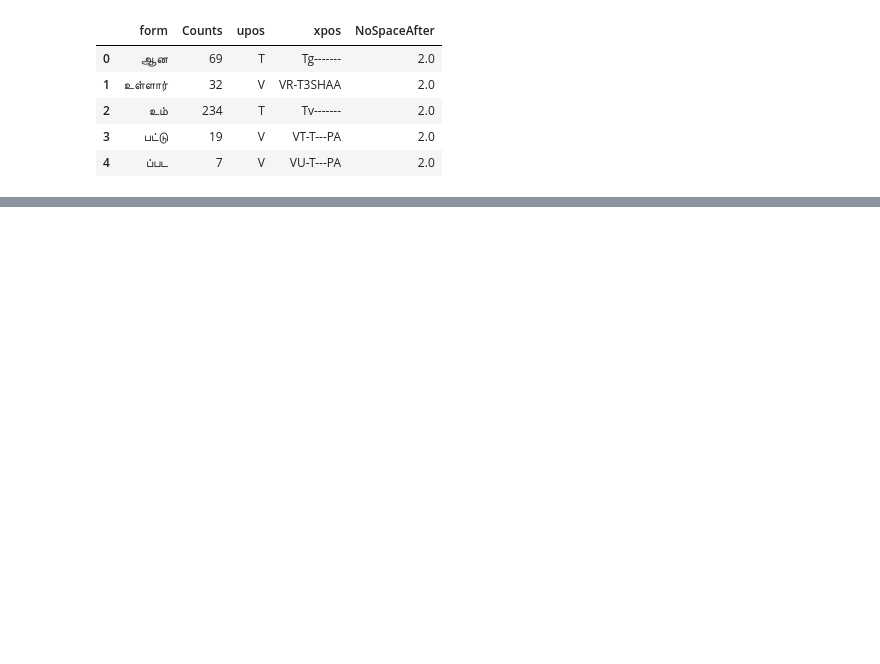
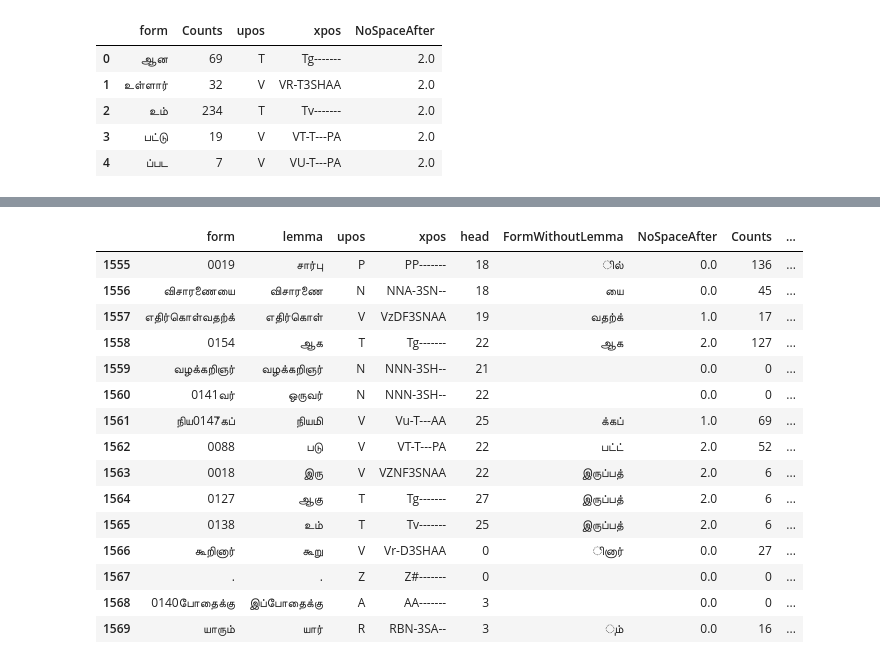
Before and after one commit to Kee2u/Deciphering_the_Indus_Valley_Script, a Jupyter notebook: grabcliticstable.ipynb, the cells around one changed output, grey strips where cells are left out. Drawn from its saved outputs; the diff is of its cells as text; code cells hidden in the pictures; blank space fills up the shorter version.

```diff
--- a/grabcliticstable.ipynb
+++ b/grabcliticstable.ipynb
@@ -94,5 +136,27 @@ tamildata.head()
 | 2 | ஸ்ரீ | ஸ்ரீ | N | NEN-3SN-- | 4 |  | 0.0 | 0 | ... |
 | 3 | பெரும்புதூரில் | பெரும்புதூர் | N | NEL-3SN-- | 18 | ில் | 0.0 | 136 | ... |
 | 4 | கிரீன் | கிரீன் | N | NEN-3SN-- | 6 |  | 0.0 | 0 | ... |
+# %%
+tamildata.reset_index(drop=True, inplace=True)
+# %%
+tamildata["index1"] = tamildata.index
+tamildata[1555:1570]
+# %% [output]
+|  | form | lemma | upos | xpos | head | FormWithoutLemma | NoSpaceAfter | Counts | ... |
+| 1555 | 0019 | சார்பு | P | PP------- | 18 | ில் | 0.0 | 136 | ... |
+| 1556 | விசாரணையை | விசாரணை | N | NNA-3SN-- | 18 | யை | 0.0 | 45 | ... |
+| 1557 | எதிர்கொள்வதற்க் | எதிர்கொள் | V | VzDF3SNAA | 19 | வதற்க் | 1.0 | 17 | ... |
+| 1558 | 0154 | ஆக | T | Tg------- | 22 | ஆக | 2.0 | 127 | ... |
+| 1559 | வழக்கறிஞர் | வழக்கறிஞர் | N | NNN-3SH-- | 21 |  | 0.0 | 0 | ... |
+| 1560 | 0141வர் | ஒருவர் | N | NNN-3SH-- | 22 |  | 0.0 | 0 | ... |
+| 1561 | நிய0147்கப் | நியமி | V | Vu-T---AA | 25 | க்கப் | 1.0 | 69 | ... |
+| 1562 | 0088 | படு | V | VT-T---PA | 22 | பட்ட் | 2.0 | 52 | ... |
+| 1563 | 0018 | இரு | V | VZNF3SNAA | 22 | இருப்பத் | 2.0 | 6 | ... |
+| 1564 | 0127 | ஆகு | T | Tg------- | 27 | இருப்பத் | 2.0 | 6 | ... |
+| 1565 | 0138 | உம் | T | Tv------- | 25 | இருப்பத் | 2.0 | 6 | ... |
+| 1566 | கூறினார் | கூறு | V | Vr-D3SHAA | 0 | ினார் | 0.0 | 27 | ... |
+| 1567 | . | . | Z | Z#------- | 0 |  | 0.0 | 0 | ... |
+| 1568 | 0140போதைக்கு | இப்போதைக்கு | A | AA------- | 3 |  | 0.0 | 0 | ... |
+| 1569 | யாரும் | யார் | R | RBN-3SA-- | 3 | ும் | 0.0 | 16 | ... |
 # %%
 # Sending tamildata with converted clitics to sql
```
Also changed, not shown: parts of 8 cells of this notebook.
